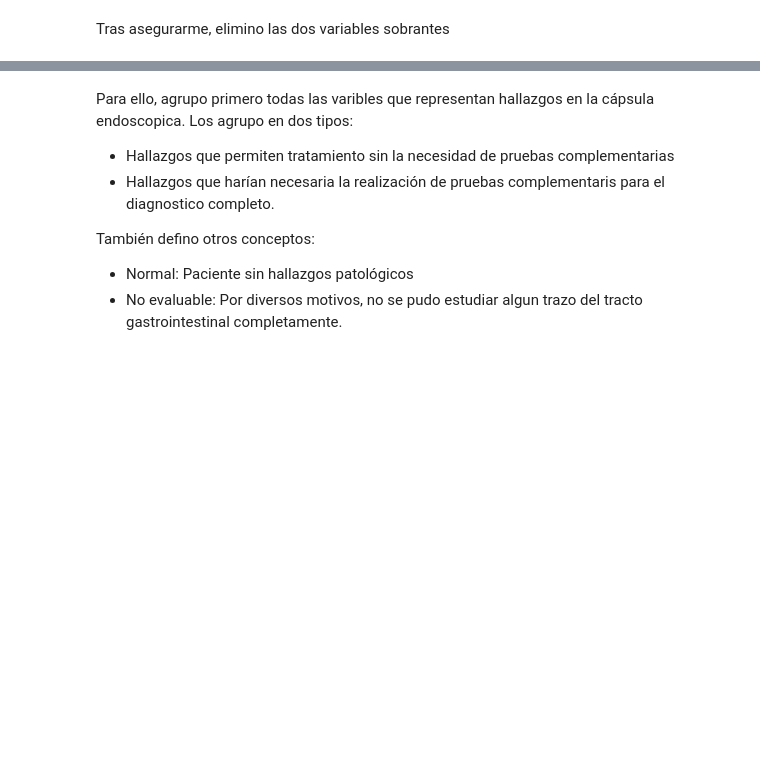
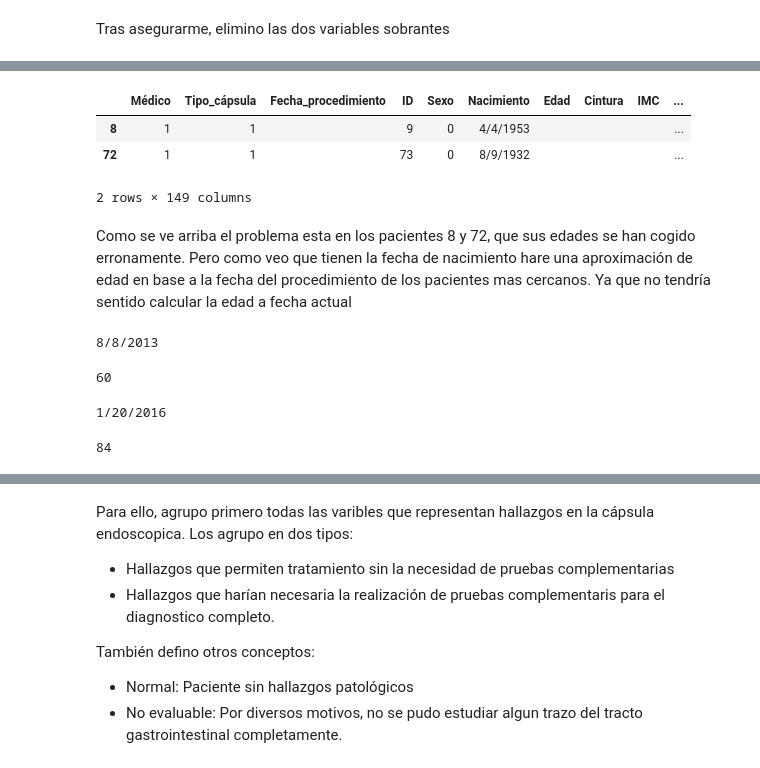
Before and after one commit to Hermenegildo12/Capsula_endoscopia, a Jupyter notebook: Capsula.ipynb, the cells around one changed output, grey strips where cells are left out. Saved outputs shown, nothing was run; the diff lists cells and outputs as text; code cells hidden in the pictures; blank space fills up the shorter version.

```diff
--- a/Capsula.ipynb
+++ b/Capsula.ipynb
@@ -113,0 +207,22 @@ datos.drop(columns=['Hernia_hiato_esof','Hernia_hiato_estom'],axis=0, inplace=Tr
+# %%
+#Veo que hay datos no cogidos. Que impiden que pueda pasar a int la variable
+datos[datos['Edad']==" "]
+# %% [output]
+|  | Médico | Tipo_cápsula | Fecha_procedimiento | ID | Sexo | Nacimiento | Edad | Cintura | IMC | ... |
+| 8 | 1 | 1 |  | 9 | 0 | 4/4/1953 |  |  |  | ... |
+| 72 | 1 | 1 |  | 73 | 0 | 8/9/1932 |  |  |  | ... |
+2 rows × 149 columns
+# %% [markdown]
+Como se ve arriba el problema esta en los pacientes 8 y 72, que sus edades se han cogido erronamente. Pero como veo que tienen la fecha de nacimiento hare una aproximación de edad en base a la fecha del procedimiento de los pacientes mas cercanos. Ya que no tendría sentido calcular la edad a fecha actual
+# %%
+print(datos["Fecha_procedimiento"].loc[7])
+2013-1953
+# %% [output]
+8/8/2013
+60
+# %%
+print(datos["Fecha_procedimiento"].loc[73])
+2016-1932
+# %% [output]
+1/20/2016
+84
```
Also changed, not shown: parts of 48 cells of this notebook, 1 other file.
